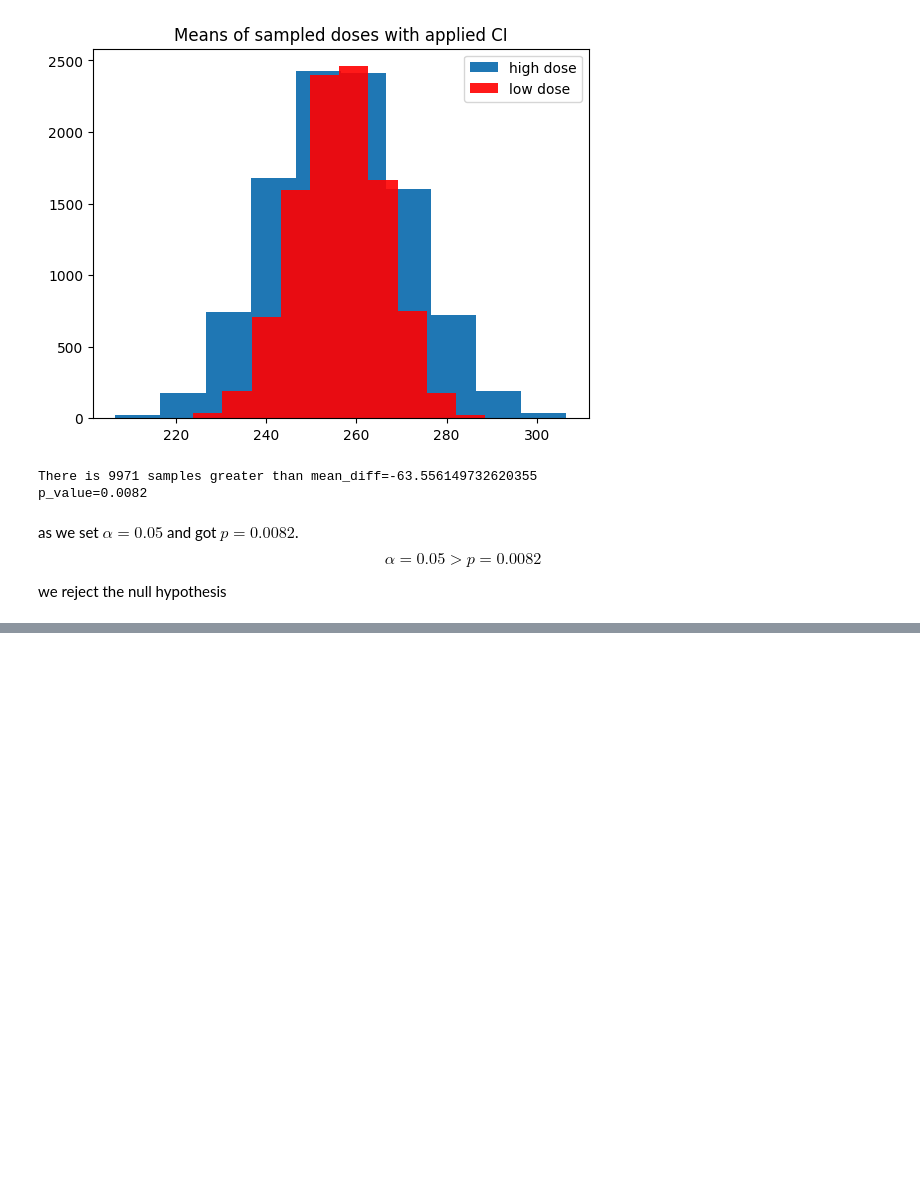
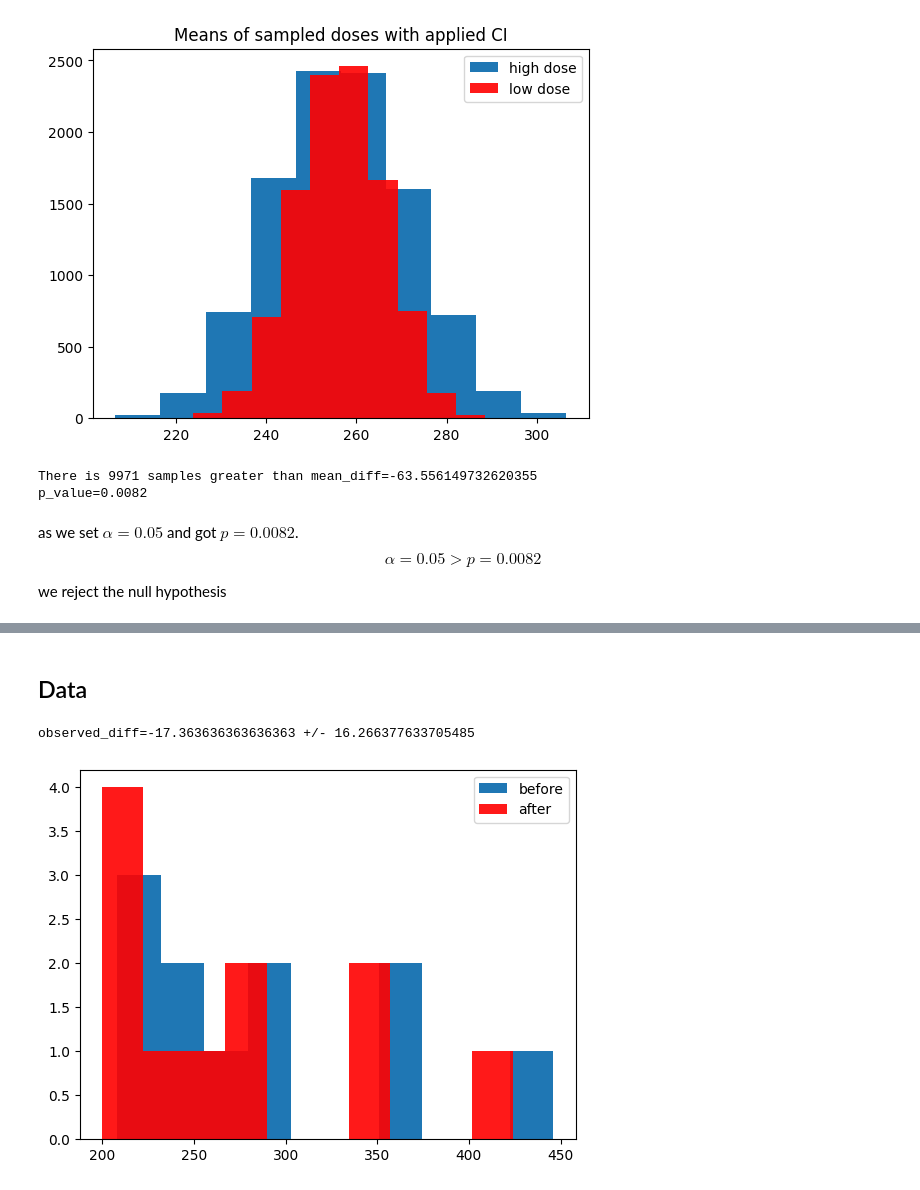
Before and after one commit to xXKeNdAmAmAsTeRXx/Machine-Learning-Tasks, a Jupyter notebook: Resampling_Methods/Statistical_Testing.ipynb, the cells around one changed output, grey strips where cells are left out. Drawn from its saved outputs; the diff is of its cells as text; code cells hidden in the pictures; blank space fills up the shorter version.

```diff
--- a/Resampling_Methods/Statistical_Testing.ipynb
+++ b/Resampling_Methods/Statistical_Testing.ipynb
@@ -208,0 +221,18 @@ we reject the null hypothesis
+# %% [markdown]
+## Data
+# %%
+before = np.array([278, 230, 208, 224, 446, 365, 360, 292, 245, 245, 296])
+after = np.array([277, 211, 205, 235, 424, 345, 341, 287, 219, 200, 254])
+
+differences = after - before
+observed_diff = np.mean(differences)
+
+print(f"{observed_diff=} +/- {np.std(differences)}")
+
+plt.hist(before, label="before")
+plt.hist(after, label="after", color="red", alpha=0.9)
+plt.legend()
+plt.show()
+# %% [output]
+observed_diff=-17.363636363636363 +/- 16.266377633705485
+[figure, added]
```
Also changed, not shown: parts of 8 cells of this notebook.
